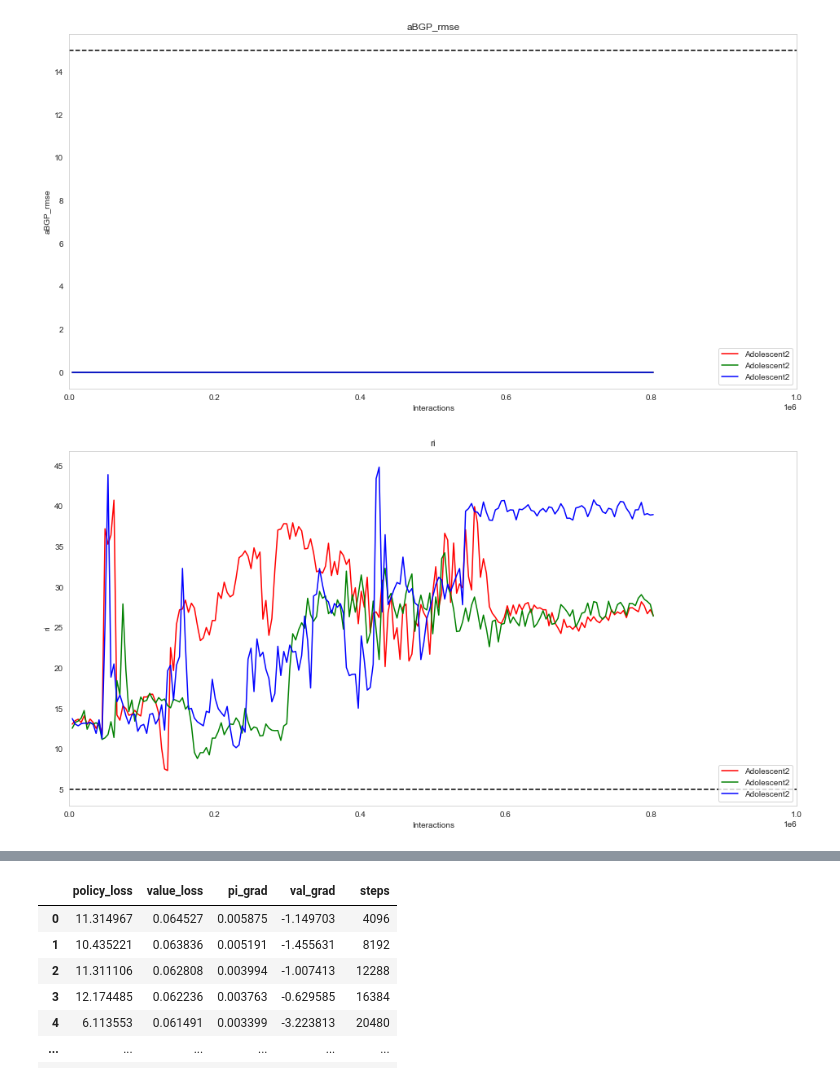
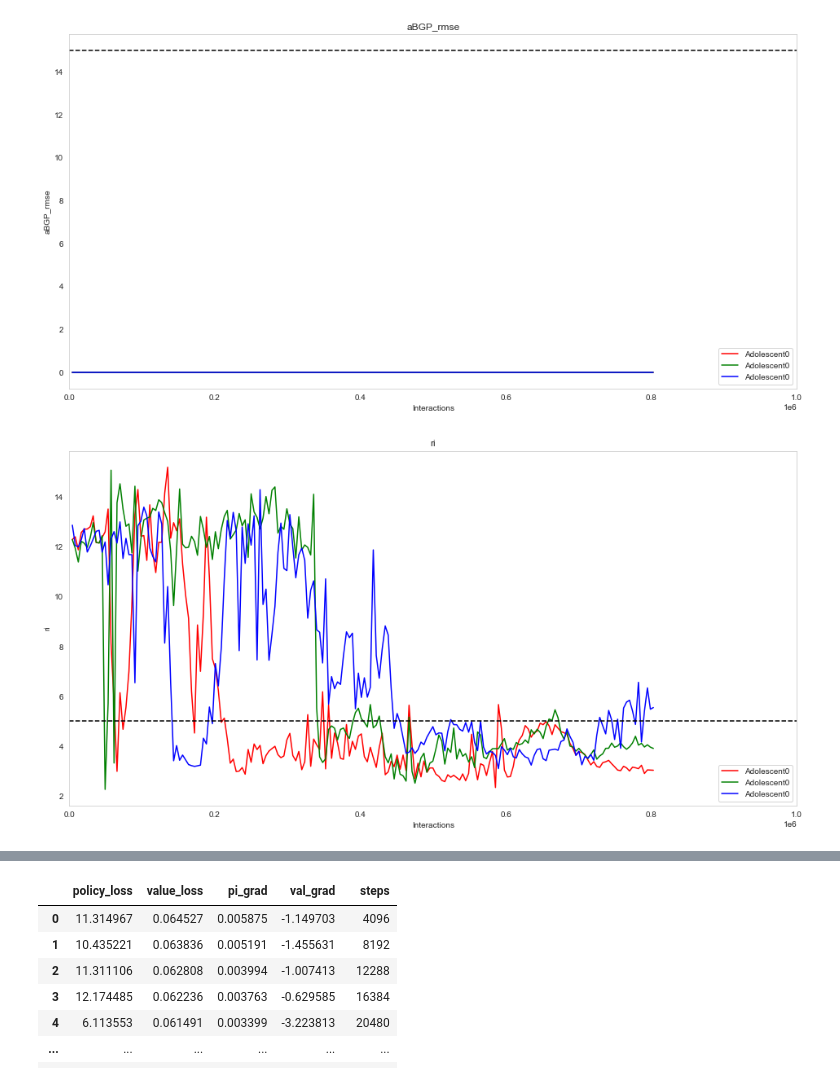
Before and after one commit to RL4H/G2P2C, a Jupyter notebook: visualiser/notebooks/individual_analyzer.ipynb, the cells around one changed output, grey strips where cells are left out. Saved outputs shown, nothing was run; the diff lists cells and outputs as text; code cells hidden in the pictures.

Commit message:
fix: added experiments for final OU Noise

```diff
--- a/visualiser/notebooks/individual_analyzer.ipynb
+++ b/visualiser/notebooks/individual_analyzer.ipynb
@@ -20,11 +20,51 @@ import matplotlib.gridspec
 # PATH = FOLDER+ALGO+SUBJECT
 # COHORT = 'Adult'
 
-FOLDER = '/EU59 Experiments/PenaltyTermSensitivity/TD3/cutoff_20/coefficient1e-2/' # Normalisation after activation function
+# FOLDER = '/SJ53Experiments/L2RegularisationOnly/Regularisation_1e-1/TD3/Model1/NormDist/sigma_5e-2/' # L2 Regularisation with 0.01 weight decay
+# FOLDER = '/SJ53Experiments/L2RegularisationOnly/Regularisation_1e-2/TD3/Model1/NormDist/sigma_5e-2/' # L2 Regularisation with 0.1 weight decay
+# FOLDER = '/SJ53Experiments/L2RegularisationOnly/Regularisation_1e-4/TD3/Model1/NormDist/sigma_5e-2/' # L2 Regularisation with 0.1 weight decay
+# FOLDER = '/SJ53Experiments/L2RegularisationOnly/Regularisation_1e-3/TD3/Model1/NormDist/sigma_5e-1/' # L2 Regularisation with 0.1 weight decay
+# FOLDER = '/L1Norm/NoCutOff/NoiseApplication/TD3/Model1/NormDist/sigma_2e-1/' # L2 Regularisation with 0.1 weight decay
+FOLDER = '/L1Norm_LR1e-1/NoCutOff/NoiseApplication/TD3/Model1/NormDist/sigma_2e-1/' # L2 Regularisation with 0.1 weight decay
+FOLDER = '/L1Norm_LR1e-1/NoCutOff/NoiseApplication/TD3/Model1/NormDist/sigma_1e0/' # L2 Regularisation with 0.1 weight decay
+
+# FOLDER = '/L1Norm_LR1e-1/NoCutOff/NoiseApplication/TD3/Model1/NormDist/sigma_1e0/' #
+FOLDER = '/L1Norm_LR1e-1/NoCutOff/NoiseApplication/TD3/Model1/NormDist/sigma_2e-1/' #
+# FOLDER = '/L2Norm_LR1e-1/NoCutOff/NoiseApplication/TD3/Model1/NormDist/sigma_2e-1/'
+# FOLDER = '/SJ53Experiments/L2RegularisationOnly_AdamW/Regularisation_1e-3/TD3/Model1/NormDist/sigma_5e-1/' # L2 Regularisation with 0.1 weight decay
+
+#Constraint Coefficient
+FOLDER = '/L2Norm_LR1e-1/NoCutOff/NoiseApplication/TD3/Model1/NormDist/sigma_2e-1/' #
+# FOLDER = '/L2Norm_LR1e0/NoCutOff/NoiseApplication/TD3/Model1/NormDist/sigma_2e-1/' #
+FOLDER = '/L2Norm_LR1e-2/NoCutOff/NoiseApplication/TD3/Model1/NormDist/sigma_2e-1/' #
+
+#L1 vs L2
+# FOLDER = '/L1Norm_LR1e-1/NoCutOff/NoiseApplication/TD3/Model1/NormDist/sigma_2e-1/' # L1 constraint type
+FOLDER = '/L2Norm_LR1e-1/NoCutOff/NoiseApplication/TD3/Model1/NormDist/sigma_2e-1/' # L2 constraint type
+
+
+# FOLDER = '/SJ53Experiments/L2RegularisationOnly/Regularisation_1e-2/TD3/Model1/NormDist/sigma_5e-1/' # L2 Regularisation with 0.01 weight decay
+# FOLDER = '/SJ53Experiments/L2RegularisationOnly/Regularisation_1e-3/TD3/Model1/NormDist/sigma_5e-1/' # L2 Regularisation with 0.001 weight decay
+# FOLDER = '/SJ53Experiments/L2RegularisationOnly_LR1e-4/Regularisation_1e-2/TD3/Model1/NormDist/sigma_5e-1/' # L2 Regularisation with 0.001 weight decay
+# FOLDER = '/SJ53Experiments/L2RegularisationOnly_LR1e-4/Regularisation_1e-4/TD3/Model1/NormDist/sigma_5e-1/' # L2 Regularisation with 0.001 weight decay
+
+# FOLDER = '/EU59 Experiments/PenaltyTermSensitivity/TD3/NoCutOff/coefficient1e-2/' # Best performing penalty
+# FOLDER = '/EU59Experiments/PenaltyTermSensitivity/TD3/NoCutOff/coefficient5e-3/'
+
+#DPG No Penalty
+# FOLDER = '/EU59 Experiments/DPG/model1/normal_dist/no_penalty/std2e-1/' # Patient 0
+# FOLDER = '/EU59 Experiments/DPG/model1/normal_dist/no_penalty/std5e-2/' # Patient 2
+# FOLDER = '/EU59 Experiments/DPG/model1/normal_dist/no_penalty/std5e-2/' # Patient 6
+
+#Effect of constraint on mu
+# FOLDER = '/DDPG_NormalDistNoise_NoPenalty/Sigma_1e0/' #No Constraint (-ve mu) patient0?
+# FOLDER = '/DDPG_NormalDistNoise_NoPenalty/Sigma_1e0/' #No Constraint (+ve mu)
+# FOLDER = '/EU59 Experiments/DDPG/model1/normal_dist/with_penalty/std1e0/' #With Constraint
+
 
 
 ALGO = 'TD3'#'DDPG' TD3
-SUBJECT = '2'
+SUBJECT = '0'
 PATH = FOLDER+ALGO+SUBJECT
 COHORT = 'Adolescent'
 
@@ -70,2 +110,2 @@ params = ['policy_loss', 'value_loss', 'pi_grad', 'val_grad'] #, 'pi_loss'
 [figure]
-[figure, old version]
+[figure, new version]
```
Also changed, not shown: parts of 3 cells of this notebook, 14 other files.
